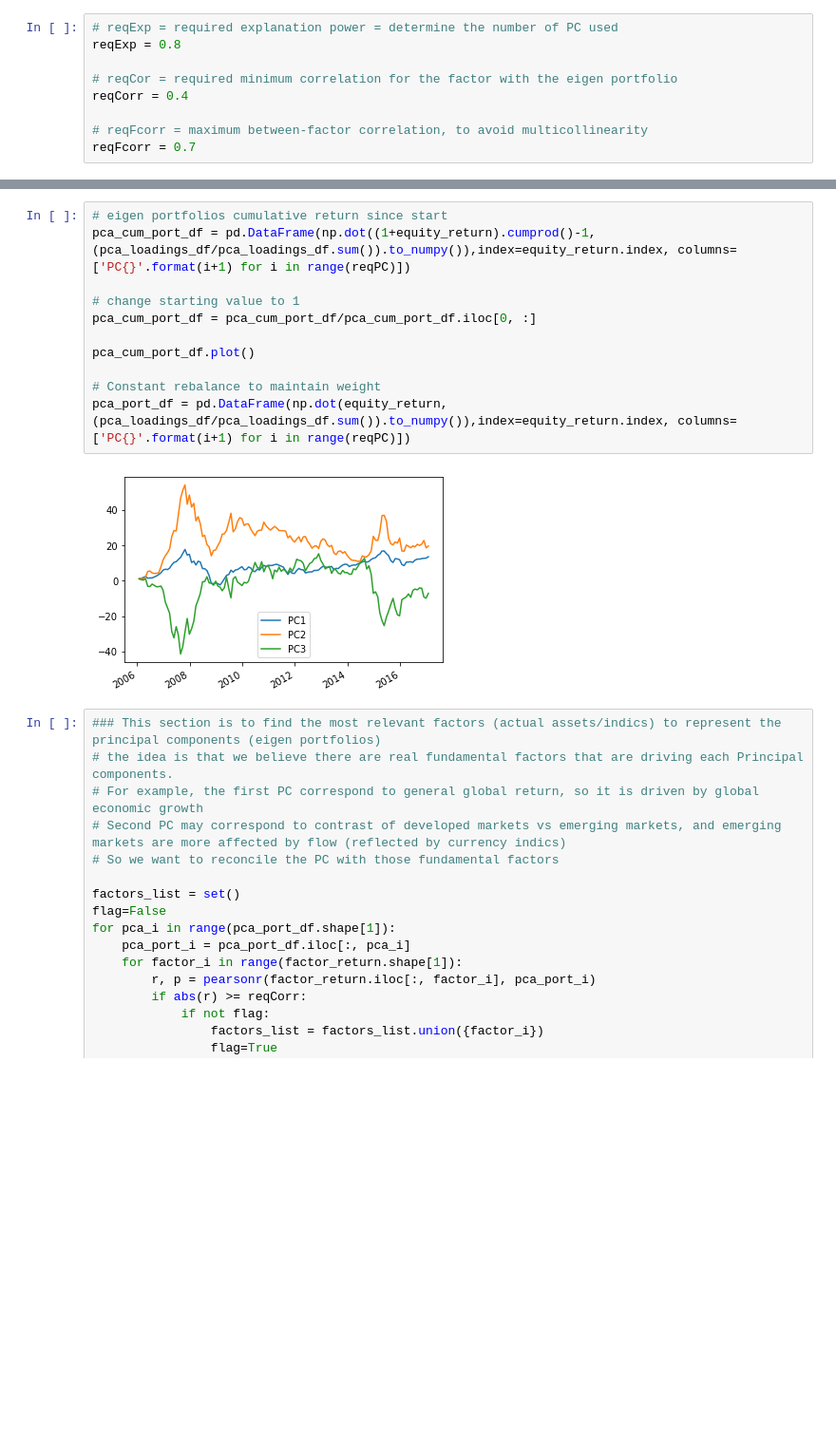
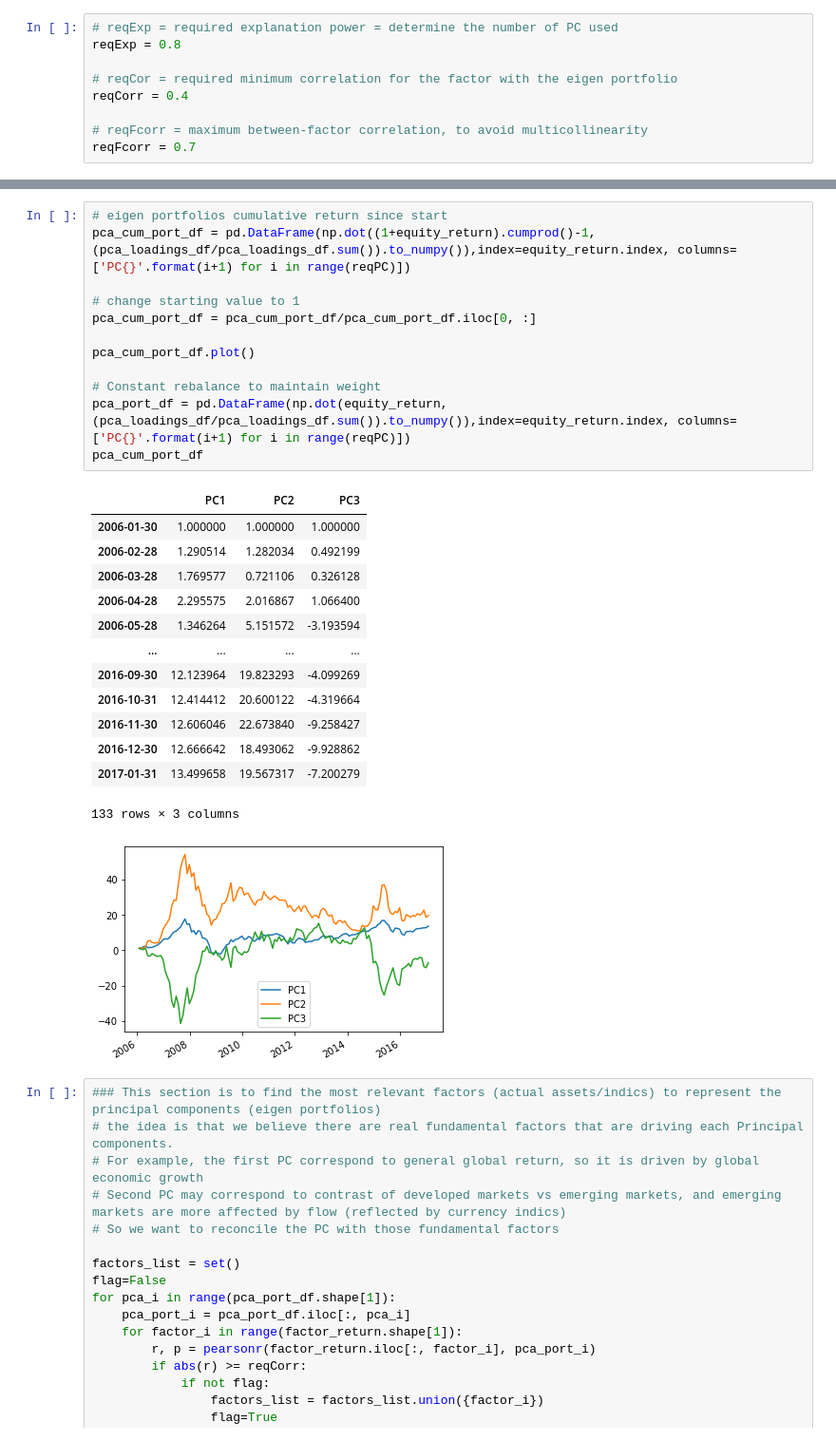
Before and after one commit to johncky/QFNtools, a Jupyter notebook: explanatory_notebook/2. Factor Analysis on Global Equity Indices using PCA.ipynb, the cells around one changed output, grey strips where cells are left out. Shown: that part at 95% size. Drawn from its saved outputs; the diff is of its cells as text; blank space fills up the shorter version.

```diff
--- a/2. Factor Analysis on Global Equity Indices using PCA.ipynb
+++ b/explanatory_notebook/2. Factor Analysis on Global Equity Indices using PCA.ipynb
@@ -61,15 +63,29 @@ pca_loadings_df
 # %%
 # eigen portfolios cumulative return since start
 pca_cum_port_df = pd.DataFrame(np.dot((1+equity_return).cumprod()-1, (pca_loadings_df/pca_loadings_df.sum()).to_numpy()),index=equity_return.index, columns=['PC{}'.format(i+1) for i in range(reqPC)])
 
 # change starting value to 1
 pca_cum_port_df = pca_cum_port_df/pca_cum_port_df.iloc[0, :]
 
 pca_cum_port_df.plot()
 
 # Constant rebalance to maintain weight
 pca_port_df = pd.DataFrame(np.dot(equity_return, (pca_loadings_df/pca_loadings_df.sum()).to_numpy()),index=equity_return.index, columns=['PC{}'.format(i+1) for i in range(reqPC)])
+pca_cum_port_df
 # %% [output]
+|  | PC1 | PC2 | PC3 |
+| 2006-01-30 | 1.000000 | 1.000000 | 1.000000 |
+| 2006-02-28 | 1.290514 | 1.282034 | 0.492199 |
+| 2006-03-28 | 1.769577 | 0.721106 | 0.326128 |
+| 2006-04-28 | 2.295575 | 2.016867 | 1.066400 |
+| 2006-05-28 | 1.346264 | 5.151572 | -3.193594 |
+| ... | ... | ... | ... |
+| 2016-09-30 | 12.123964 | 19.823293 | -4.099269 |
+| 2016-10-31 | 12.414412 | 20.600122 | -4.319664 |
+| 2016-11-30 | 12.606046 | 22.673840 | -9.258427 |
+| 2016-12-30 | 12.666642 | 18.493062 | -9.928862 |
+| 2017-01-31 | 13.499658 | 19.567317 | -7.200279 |
+133 rows × 3 columns
 [figure]
 # %%
 ### This section is to find the most relevant factors (actual assets/indics) to represent the principal components (eigen portfolios)
```
Also changed, not shown: parts of 2 cells of this notebook, 9 other files.
